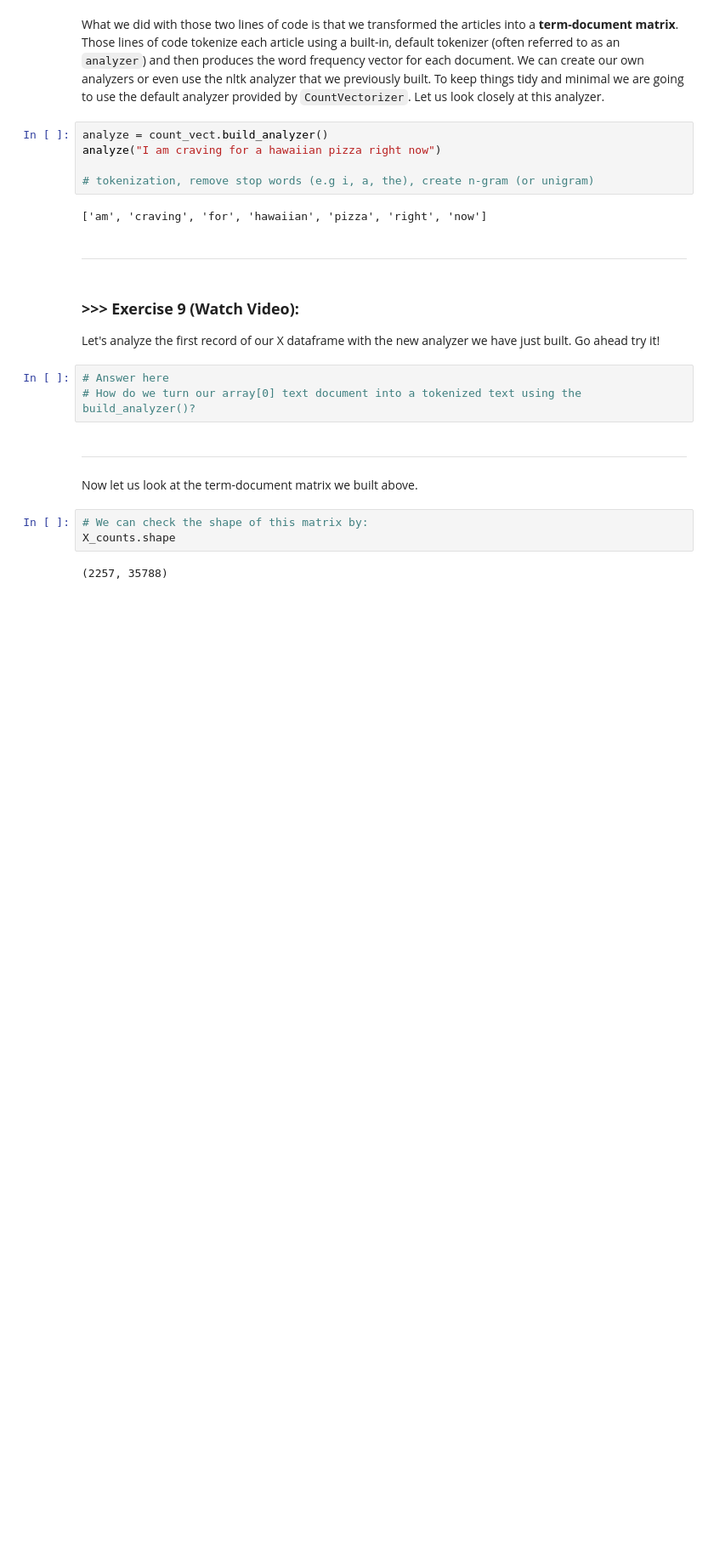
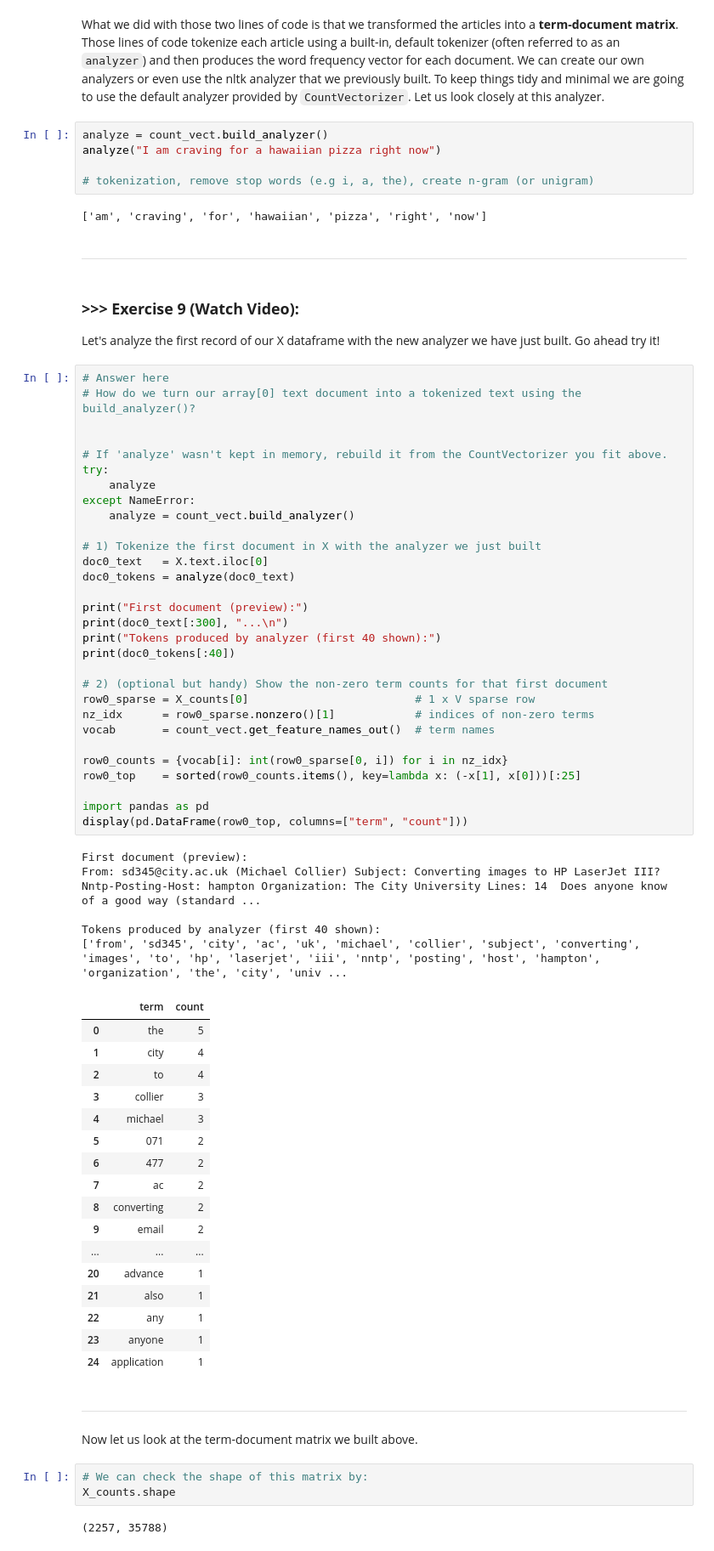
Before and after one commit to brandonlin991118/DM2025-Lab1-Exercise, a Jupyter notebook: DM2025-Lab1-Master.ipynb, the cells around one changed output. Shown at 85% size. Saved outputs shown, nothing was run; the diff lists cells and outputs as text; blank space fills up the shorter version.

```diff
--- a/DM2025-Lab1-Master.ipynb
+++ b/DM2025-Lab1-Master.ipynb
@@ -1240,9 +1240,59 @@ analyze("I am craving for a hawaiian pizza right now")
 # %% [markdown]
 ### **>>> Exercise 9 (Watch Video):**
 Let's analyze the first record of our X dataframe with the new analyzer we have just built. Go ahead try it!
-# %%
-# Answer here
-# How do we turn our array[0] text document into a tokenized text using the build_analyzer()?
+# %%
+# Answer here
+# How do we turn our array[0] text document into a tokenized text using the build_analyzer()?
+
+
+# If 'analyze' wasn't kept in memory, rebuild it from the CountVectorizer you fit above.
+try:
+    analyze
+except NameError:
+    analyze = count_vect.build_analyzer()
+
+# 1) Tokenize the first document in X with the analyzer we just built
+doc0_text   = X.text.iloc[0]
+doc0_tokens = analyze(doc0_text)
+
+print("First document (preview):")
+print(doc0_text[:300], "...\n")
+print("Tokens produced by analyzer (first 40 shown):")
+print(doc0_tokens[:40])
+
+# 2) (optional but handy) Show the non-zero term counts for that first document
+row0_sparse = X_counts[0]                         # 1 x V sparse row
+nz_idx      = row0_sparse.nonzero()[1]            # indices of non-zero terms
+vocab       = count_vect.get_feature_names_out()  # term names
+
+row0_counts = {vocab[i]: int(row0_sparse[0, i]) for i in nz_idx}
+row0_top    = sorted(row0_counts.items(), key=lambda x: (-x[1], x[0]))[:25]
+
+import pandas as pd
+display(pd.DataFrame(row0_top, columns=["term", "count"]))
+# %% [output]
+First document (preview):
+From: sd345@city.ac.uk (Michael Collier) Subject: Converting images to HP LaserJet III? Nntp-Posting-Host: hampton Organization: The City University Lines: 14  Does anyone know of a good way (standard ...
+
+Tokens produced by analyzer (first 40 shown):
+['from', 'sd345', 'city', 'ac', 'uk', 'michael', 'collier', 'subject', 'converting', 'images', 'to', 'hp', 'laserjet', 'iii', 'nntp', 'posting', 'host', 'hampton', 'organization', 'the', 'city', 'univ ...
+|  | term | count |
+| 0 | the | 5 |
+| 1 | city | 4 |
+| 2 | to | 4 |
+| 3 | collier | 3 |
+| 4 | michael | 3 |
+| 5 | 071 | 2 |
+| 6 | 477 | 2 |
+| 7 | ac | 2 |
+| 8 | converting | 2 |
+| 9 | email | 2 |
+| ... | ... | ... |
+| 20 | advance | 1 |
+| 21 | also | 1 |
+| 22 | any | 1 |
+| 23 | anyone | 1 |
+| 24 | application | 1 |
 # %% [markdown]
 ---
 # %% [markdown]
```
Also changed, not shown: parts of 22 cells of this notebook, 1 other file.
